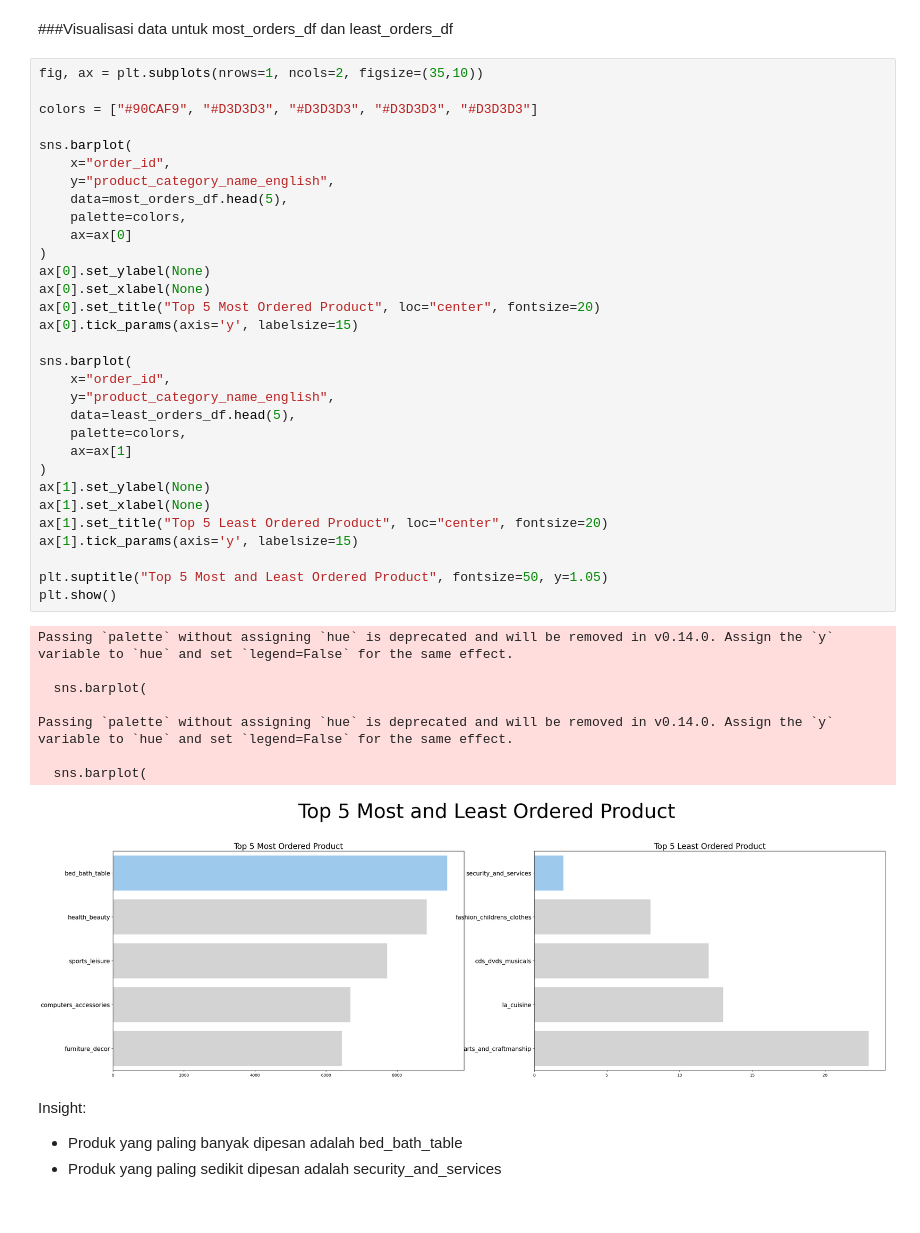
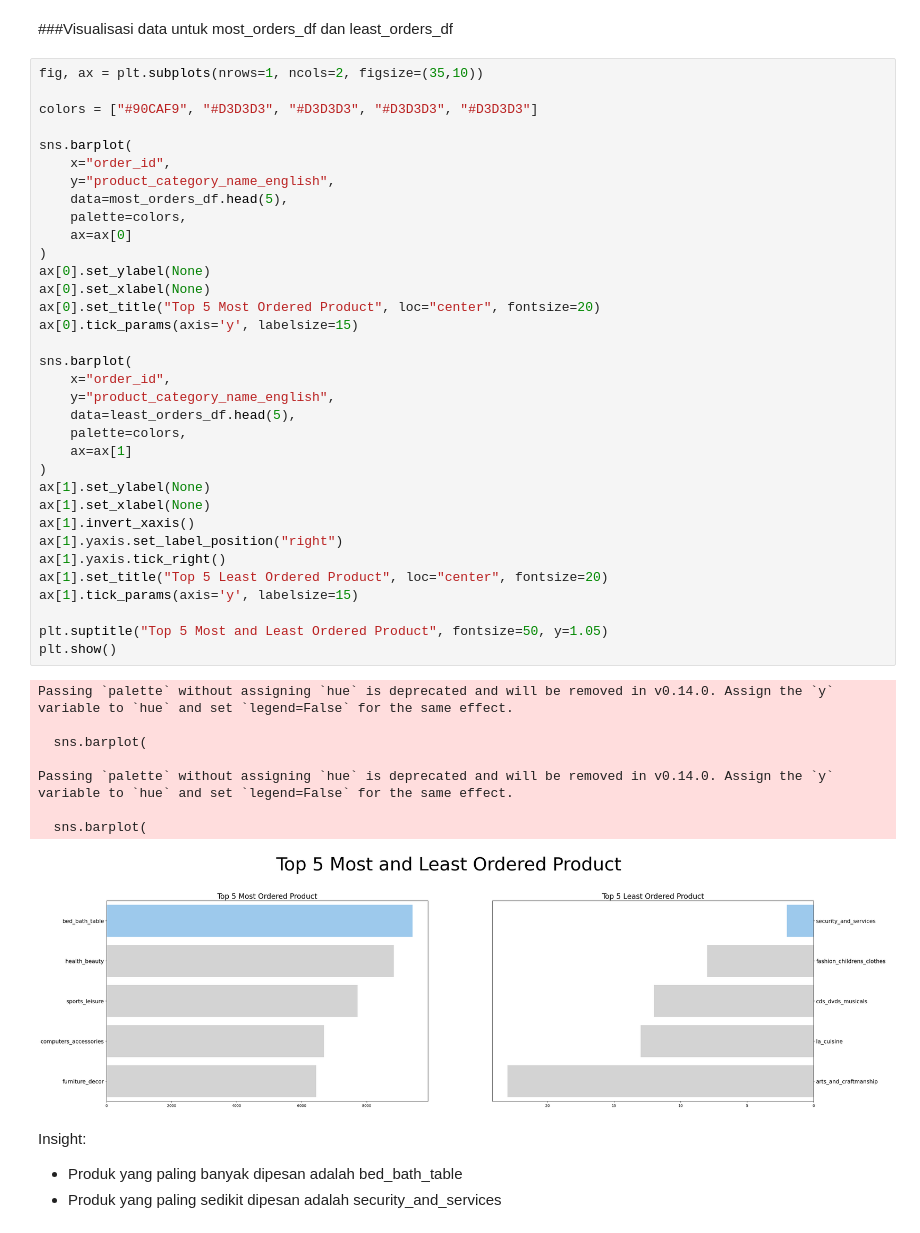
Before and after one commit to Valenttanda/submission, a Jupyter notebook: notebook.ipynb, the cells around one changed output. Drawn from its saved outputs; the diff is of its cells as text.

```diff
--- a/notebook.ipynb
+++ b/notebook.ipynb
@@ -1362,34 +1362,37 @@ sns.barplot(
     palette=colors,
     ax=ax[0]
 )
 ax[0].set_ylabel(None)
 ax[0].set_xlabel(None)
 ax[0].set_title("Top 5 Most Ordered Product", loc="center", fontsize=20)
 ax[0].tick_params(axis='y', labelsize=15)
 
 sns.barplot(
     x="order_id",
     y="product_category_name_english",
     data=least_orders_df.head(5),
     palette=colors,
     ax=ax[1]
 )
 ax[1].set_ylabel(None)
 ax[1].set_xlabel(None)
+ax[1].invert_xaxis()
+ax[1].yaxis.set_label_position("right")
+ax[1].yaxis.tick_right()
 ax[1].set_title("Top 5 Least Ordered Product", loc="center", fontsize=20)
 ax[1].tick_params(axis='y', labelsize=15)
 
 plt.suptitle("Top 5 Most and Least Ordered Product", fontsize=50, y=1.05)
 plt.show()
 # %% [output]
 Passing `palette` without assigning `hue` is deprecated and will be removed in v0.14.0. Assign the `y` variable to `hue` and set `legend=False` for the same effect.
 
   sns.barplot(
 
 Passing `palette` without assigning `hue` is deprecated and will be removed in v0.14.0. Assign the `y` variable to `hue` and set `legend=False` for the same effect.
 
   sns.barplot(
-[figure, old version]
+[figure, new version]
 # %% [markdown]
 Insight:
 - Produk yang paling banyak dipesan adalah bed_bath_table
```
